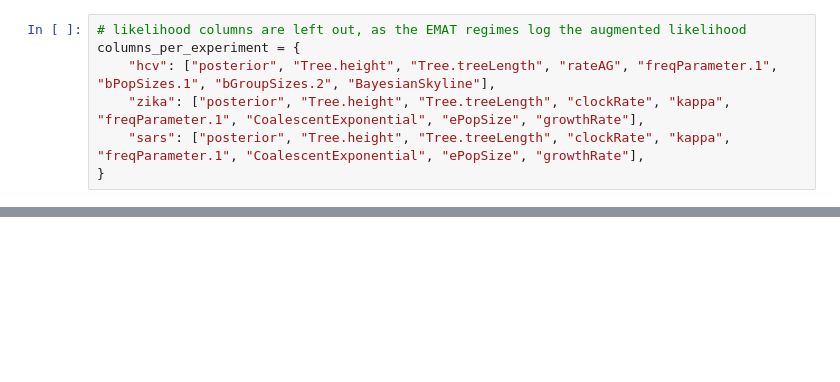
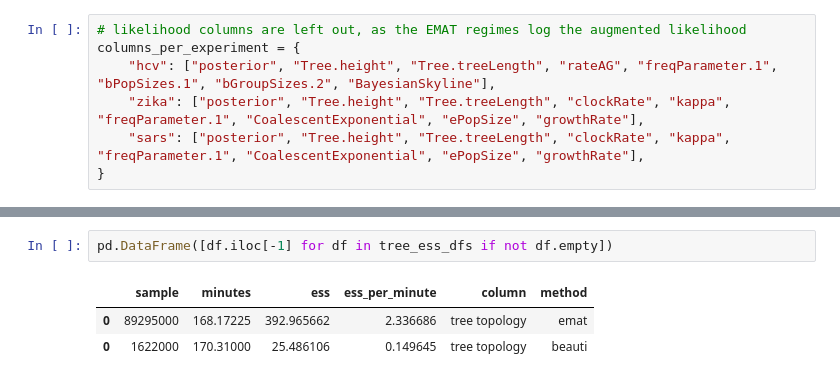
Before and after one commit to tochsner/beast-emat, a Jupyter notebook: python/src/notebooks/single_ess_comparison.ipynb, the cells around one changed output, grey strips where cells are left out. Drawn from its saved outputs; the diff is of its cells as text; blank space fills up the shorter version.

```diff
--- a/python/src/notebooks/single_ess_comparison.ipynb
+++ b/python/src/notebooks/single_ess_comparison.ipynb
@@ -109,0 +171,6 @@ plt.show()
+# %%
+pd.DataFrame([df.iloc[-1] for df in tree_ess_dfs if not df.empty])
+# %% [output]
+|  | sample | minutes | ess | ess_per_minute | column | method |
+| 0 | 89295000 | 168.17225 | 392.965662 | 2.336686 | tree topology | emat |
+| 0 | 1622000 | 170.31000 | 25.486106 | 0.149645 | tree topology | beauti |
```
Also changed, not shown: parts of 7 cells of this notebook, 3 other files.
